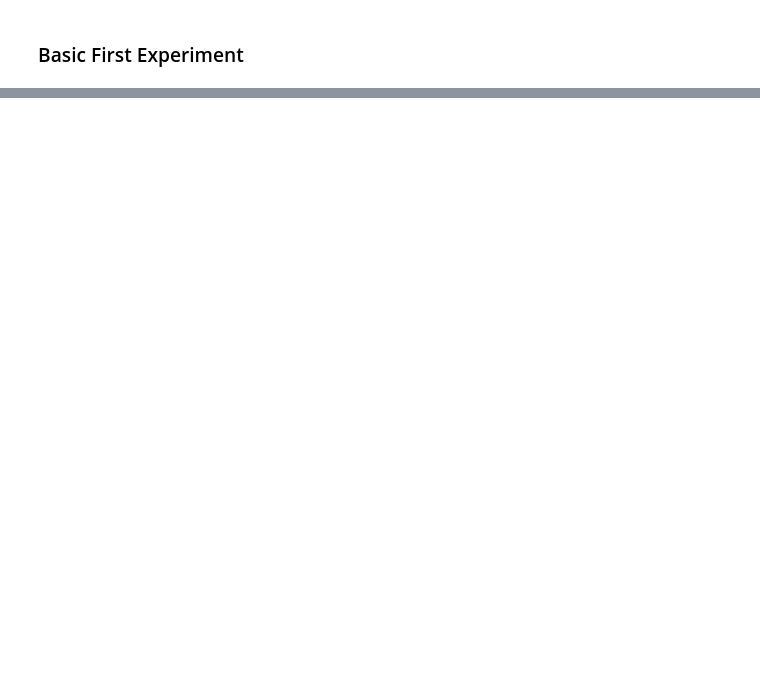
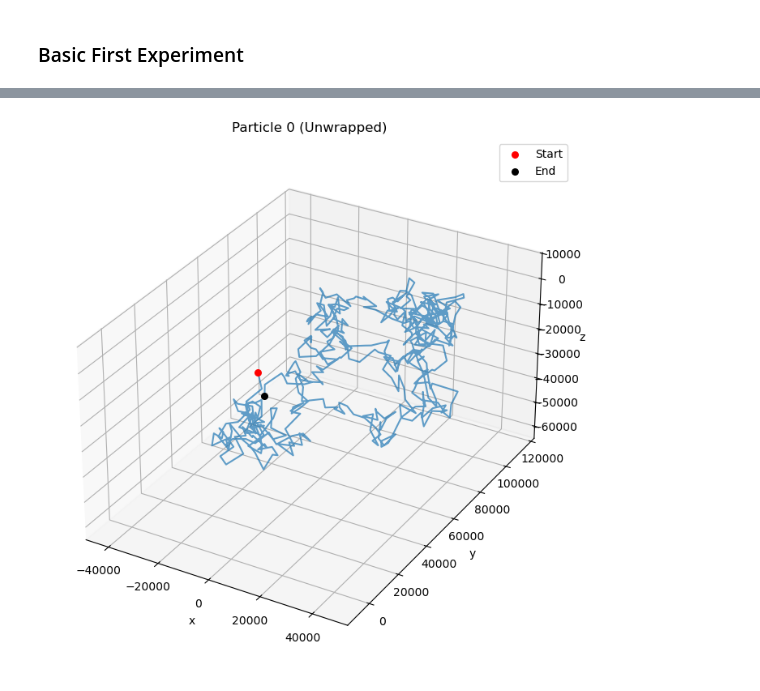
Before and after one commit to milesmg/langevin_integrator, a Jupyter notebook: draft_1.ipynb, the cells around one changed output, grey strips where cells are left out. Drawn from its saved outputs; the diff is of its cells as text; code cells hidden in the pictures; blank space fills up the shorter version.

```diff
--- a/draft_1.ipynb
+++ b/draft_1.ipynb
@@ -5,6 +5,14 @@ import numpy as np
 import scipy as sp
 import matplotlib.pyplot as plt
 import time
+import plotly
+import plotly.graph_objects as grapher
+import nbformat
+# from __future__ import annotations
+from typing import Optional, Tuple, List, Literal, Callable
+from numpy.typing import NDArray
+
+FloatArray = NDArray[np.floating]
 
 # built a random number generator courtesy of numpy
 # rng = np.random.default_rng()
@@ -50,7 +66,7 @@ How do we evaluate that integral? This requires some stochastic calculus beyond
 # %% [markdown]
 Hence, to apply our 'O' step, we need only scale $p$ by a factor of $a$ and add a normally distributed kick with the appropriate scaling. Unfortunately, `1-((e**x)**2)` is quite numerically unstable; for very small (on the order of dt) x, `e**x` can get uncomfortably close to 1; squaring can become a mess, and then you risk catestrophic cancellation subtracting two numbers close to 1. Luckily numpy has plenty of built in tools for this.
 # %%
-def apply_A(p,q,dt,M=M):
+def apply_A(p,q,dt,M):
     # the A operator doesn't touch p, but it adjusts q (position) via Newton
     q += p/M * dt # careful! numpy will broadcast M.shape = (N,1) but not (N,)... need to keep an eye out
     return(p,q)
@@ -61,7 +77,7 @@ def apply_B(p,q,dt,getNablaU):
     p += F*dt
     return(p,q)
 
-def apply_O(p,q,dt,gamma=gamma,M=M,kB=kB,T=T):
+def apply_O(p,q,dt,gamma,M,kB,T,rng):
     # the O operator adds thermal randomness to our system
     # it only adjusts p
 
@@ -210,0 +349,77 @@ N = 794328.2347242887
+# %%
+fig = plot_md(qTable, L=10**4, trail=20, stride=2, outfile="md.html")
+fig.show(renderer="browser")
+# %%
+import numpy as np
+import matplotlib.pyplot as plt
+
+# This helper function is correct and essential
+def _unwrap(traj, L):
+    """Reconstructs a continuous trajectory from wrapped coordinates."""
+    d = np.diff(traj, axis=0)
+    d -= L * np.round(d / L) # Minimum image convention on the *difference*
+    return np.vstack([traj[0], traj[0] + np.cumsum(d, axis=0)])
+
+def plot_traj3d(qTable, L, idx=0, unwrap=True, stride=1, tails=None):
+    """
+    Plots the 3D trajectory of a single particle.
+
+    Args:
+        qTable (np.array): Full position table (timesteps, N, 3)
+        L (float): Box length (systemLength)
+        idx (int): Particle index to plot
+        unwrap (bool): If True, reconstructs the continuous path across boundaries.
+        stride (int): Plot every 'stride'-th point.
+        tails (int): Only plot the last 'tails' number of points.
+    """
+    q = qTable[::stride, idx]
+    if tails is not None:
+        q = q[-tails:]
+
+    plot_title = f"Particle {idx}"
+
+    if unwrap:
+        q = _unwrap(q, L) # Reconstruct the continuous path
+        plot_title += " (Unwrapped)"
+    else:
+        plot_title += " (Wrapped)"
+
+    fig = plt.figure(figsize=(8, 7))
+    ax = fig.add_subplot(111, projection="3d")
+
+    # Plot the trajectory line
+    ax.plot(q[:,0], q[:,1], q[:,2], lw=1.5, alpha=0.7)
+
+    # Plot start (red) and end (black) points
+    ax.scatter(q[0,0], q[0,1], q[0,2], s=30, c="r", label="Start", depthshade=False)
+    ax.scatter(q[-1,0], q[-1,1], q[-1,2], s=30, c="k", label="End", depthshade=False)
+
+    ax.set(xlabel="x", ylabel="y", zlabel="z", title=plot_title)
+
+    if not unwrap:
+        # If we are *not* unwrapping, set the box limits
+        ax.set(xlim=(0,L), ylim=(0,L), zlim=(0,L))
+
+    try:
+        # This makes the axes scales equal, giving a true-to-life path
+        ax.set_aspect('equal')
+    except NotImplementedError:
+        # Fallback for older matplotlib versions
+        pass
+
+    ax.legend()
+    plt.tight_layout()
+    return fig, ax
+
+# %%
+# --- HOW TO RUN IT ---
+
+# 1. To see the continuous path (what you probably want):
+fig, ax = plot_traj3d(qTable, L=10**4.0, idx=0, unwrap=True, stride=2, tails=500)
+plt.show()
+
+# 2. To see the "spaghetti" plot (what you were getting):
+fig, ax = plot_traj3d(qTable, L=10**4.0, idx=0, unwrap=False, stride=2, tails=500)
+plt.show()
+# %% [output]
+[figure, added]
```
Also changed, not shown: parts of 12 cells of this notebook, 1 other file.
